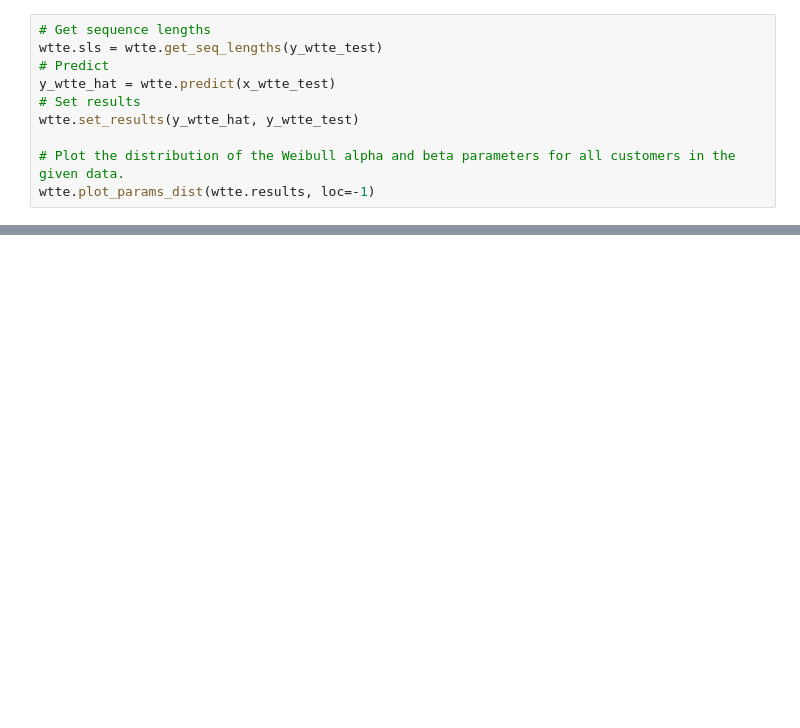
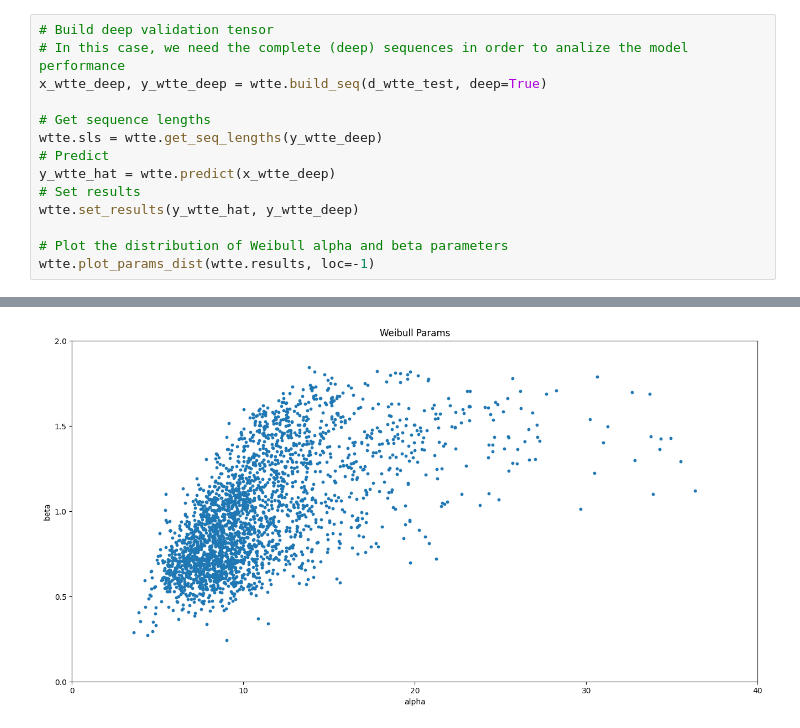
Before and after one commit to luissancho/churn-prediction-model, a Jupyter notebook: notebooks/2-FitWTTE.ipynb, the cells around one changed output, grey strips where cells are left out. Drawn from its saved outputs; the diff is of its cells as text; blank space fills up the shorter version.

```diff
--- a/notebooks/2-FitWTTE.ipynb
+++ b/notebooks/2-FitWTTE.ipynb
@@ -135,10 +253,15 @@ wtte.weightwatcher.plot()
 # %%
+# Build deep validation tensor
+# In this case, we need the complete (deep) sequences in order to analize the model performance
+x_wtte_deep, y_wtte_deep = wtte.build_seq(d_wtte_test, deep=True)
+
 # Get sequence lengths
-wtte.sls = wtte.get_seq_lengths(y_wtte_test)
+wtte.sls = wtte.get_seq_lengths(y_wtte_deep)
 # Predict
-y_wtte_hat = wtte.predict(x_wtte_test)
+y_wtte_hat = wtte.predict(x_wtte_deep)
 # Set results
-wtte.set_results(y_wtte_hat, y_wtte_test)
+wtte.set_results(y_wtte_hat, y_wtte_deep)
 
-# Plot the distribution of the Weibull alpha and beta parameters for all customers in the given data.
+# Plot the distribution of Weibull alpha and beta parameters
 wtte.plot_params_dist(wtte.results, loc=-1)
+# %% [output]
@@ -144,0 +269 @@ wtte.plot_params_dist(wtte.results, loc=-1)
+[figure, added]
```
Also changed, not shown: parts of 22 cells of this notebook, 8 other files.
